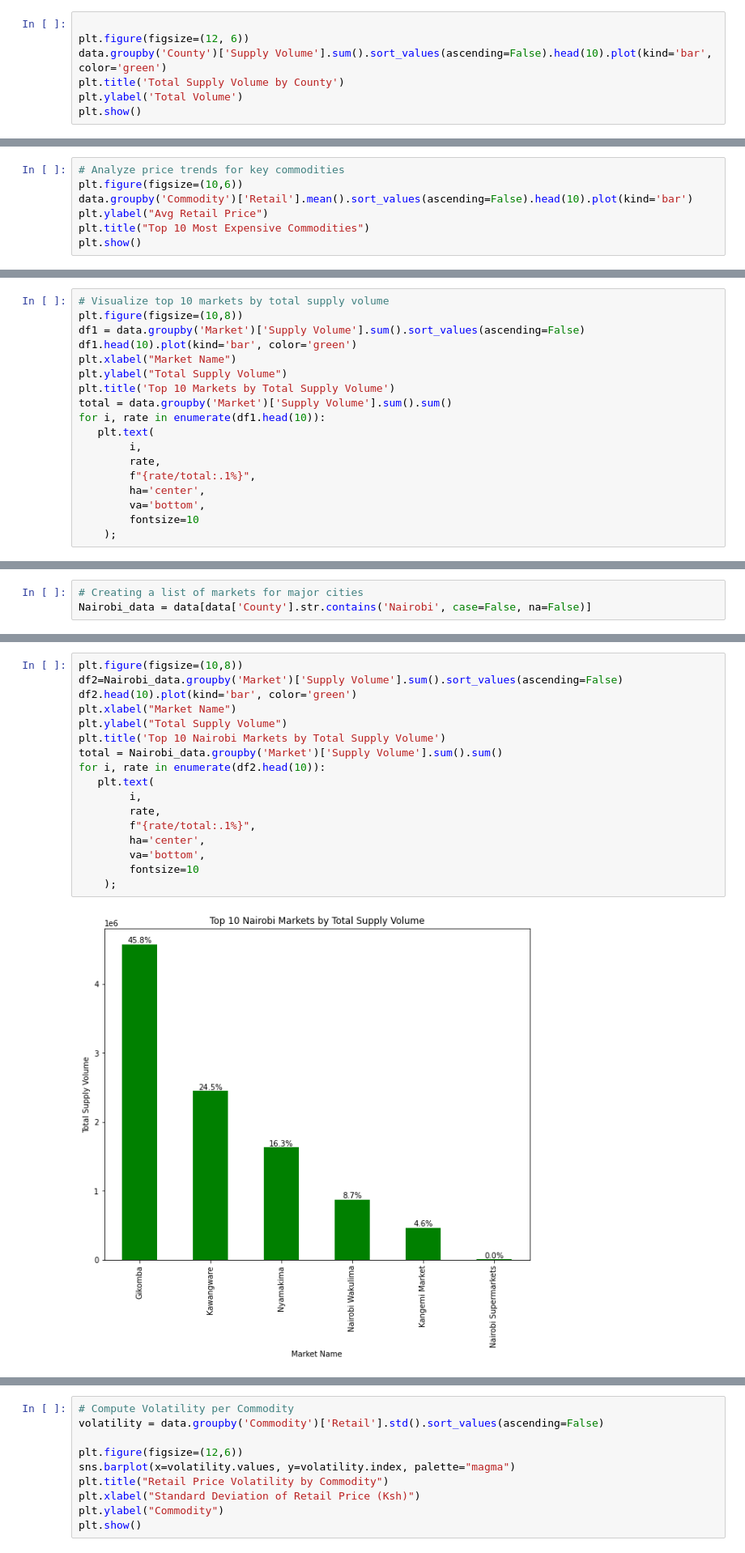
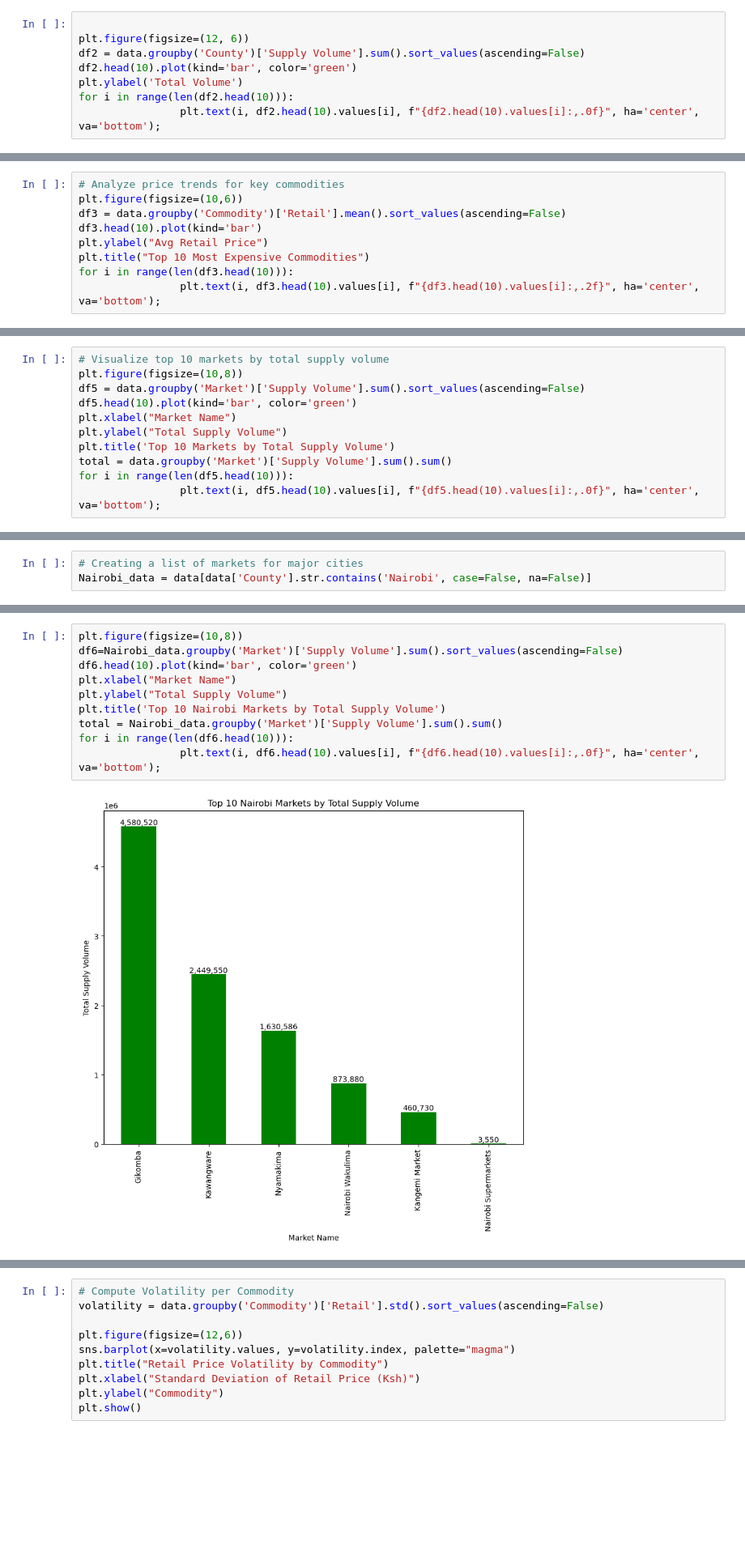
Before and after one commit to Victor-Mufasa/Agricultural-Commodity-Price-Forecasting, a Jupyter notebook: index.ipynb, the cells around one changed output, grey strips where cells are left out. Shown at 81% size. Drawn from its saved outputs; the diff is of its cells as text; blank space fills up the shorter version.

```diff
--- a/index.ipynb
+++ b/index.ipynb
@@ -302,8 +329,9 @@ plt.show()
 # %%
 
 plt.figure(figsize=(12, 6))
-data.groupby('County')['Supply Volume'].sum().sort_values(ascending=False).head(10).plot(kind='bar', color='green')
-plt.title('Total Supply Volume by County')
+df2 = data.groupby('County')['Supply Volume'].sum().sort_values(ascending=False)
+df2.head(10).plot(kind='bar', color='green')
 plt.ylabel('Total Volume')
-plt.show()
+for	i in range(len(df2.head(10))):
+				plt.text(i, df2.head(10).values[i], f"{df2.head(10).values[i]:,.0f}", ha='center', va='bottom');
 # %% [output]
@@ -311,8 +343,10 @@ plt.show()
 # %%
 # Analyze price trends for key commodities
 plt.figure(figsize=(10,6))
-data.groupby('Commodity')['Retail'].mean().sort_values(ascending=False).head(10).plot(kind='bar')
+df3 = data.groupby('Commodity')['Retail'].mean().sort_values(ascending=False)
+df3.head(10).plot(kind='bar')
 plt.ylabel("Avg Retail Price")
 plt.title("Top 10 Most Expensive Commodities")
-plt.show()
+for i in range(len(df3.head(10))):
+				plt.text(i, df3.head(10).values[i], f"{df3.head(10).values[i]:,.2f}", ha='center', va='bottom');
 # %% [output]
@@ -350,19 +395,12 @@ Name: Retail, dtype: float64
 # %%
 # Visualize top 10 markets by total supply volume
 plt.figure(figsize=(10,8))
-df1 = data.groupby('Market')['Supply Volume'].sum().sort_values(ascending=False)
-df1.head(10).plot(kind='bar', color='green')
+df5 = data.groupby('Market')['Supply Volume'].sum().sort_values(ascending=False)
+df5.head(10).plot(kind='bar', color='green')
 plt.xlabel("Market Name")
 plt.ylabel("Total Supply Volume")
 plt.title('Top 10 Markets by Total Supply Volume')
 total = data.groupby('Market')['Supply Volume'].sum().sum()
-for i, rate in enumerate(df1.head(10)):
-   plt.text(
-        i,
-        rate,
-        f"{rate/total:.1%}",
-        ha='center',
-        va='bottom',
-        fontsize=10
-    );
+for i in range(len(df5.head(10))):
+				plt.text(i, df5.head(10).values[i], f"{df5.head(10).values[i]:,.0f}", ha='center', va='bottom');
 # %% [output]
@@ -373,19 +418,12 @@ Nairobi_data = data[data['County'].str.contains('Nairobi', case=False, na=False)
 # %%
 plt.figure(figsize=(10,8))
-df2=Nairobi_data.groupby('Market')['Supply Volume'].sum().sort_values(ascending=False)
-df2.head(10).plot(kind='bar', color='green')
+df6=Nairobi_data.groupby('Market')['Supply Volume'].sum().sort_values(ascending=False)
+df6.head(10).plot(kind='bar', color='green')
 plt.xlabel("Market Name")
 plt.ylabel("Total Supply Volume")
 plt.title('Top 10 Nairobi Markets by Total Supply Volume')
 total = Nairobi_data.groupby('Market')['Supply Volume'].sum().sum()
-for i, rate in enumerate(df2.head(10)):
-   plt.text(
-        i,
-        rate,
-        f"{rate/total:.1%}",
-        ha='center',
-        va='bottom',
-        fontsize=10
-    );
+for i in range(len(df6.head(10))):
+				plt.text(i, df6.head(10).values[i], f"{df6.head(10).values[i]:,.0f}", ha='center', va='bottom');
 # %% [output]
-[figure, old version]
+[figure, new version]
```
Also changed, not shown: parts of 66 cells of this notebook.
